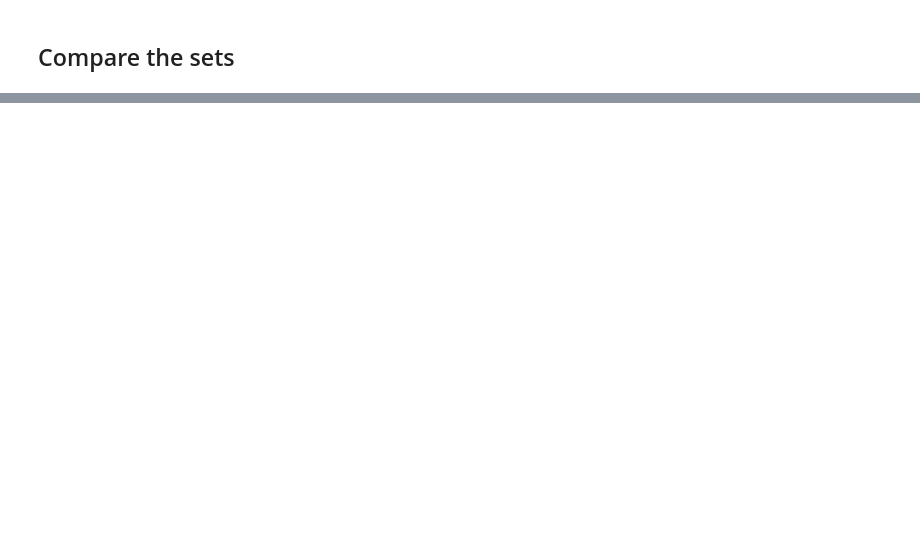
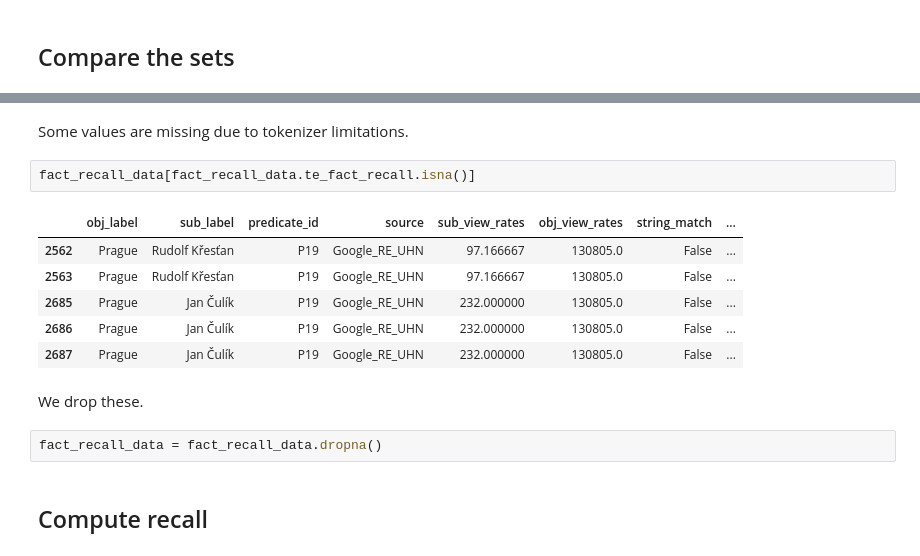
Before and after one commit to dsaynova/rome, a Jupyter notebook: pararel/fact_recall_detection/evaluation.ipynb, the cells around one changed output, grey strips where cells are left out. Saved outputs shown, nothing was run; the diff lists cells and outputs as text; blank space fills up the shorter version.

```diff
--- a/pararel/fact_recall_detection/evaluation.ipynb
+++ b/pararel/fact_recall_detection/evaluation.ipynb
@@ -112,0 +111,17 @@ metrics
+# %% [markdown]
+Some values are missing due to tokenizer limitations.
+# %%
+fact_recall_data[fact_recall_data.te_fact_recall.isna()]
+# %% [output]
+|  | obj_label | sub_label | predicate_id | source | sub_view_rates | obj_view_rates | string_match | ... |
+| 2562 | Prague | Rudolf Křesťan | P19 | Google_RE_UHN | 97.166667 | 130805.0 | False | ... |
+| 2563 | Prague | Rudolf Křesťan | P19 | Google_RE_UHN | 97.166667 | 130805.0 | False | ... |
+| 2685 | Prague | Jan Čulík | P19 | Google_RE_UHN | 232.000000 | 130805.0 | False | ... |
+| 2686 | Prague | Jan Čulík | P19 | Google_RE_UHN | 232.000000 | 130805.0 | False | ... |
+| 2687 | Prague | Jan Čulík | P19 | Google_RE_UHN | 232.000000 | 130805.0 | False | ... |
+# %% [markdown]
+We drop these.
+# %%
+fact_recall_data = fact_recall_data.dropna()
+# %% [markdown]
+## Compute recall
```
Also changed, not shown: parts of 16 cells of this notebook, 7 other files.
